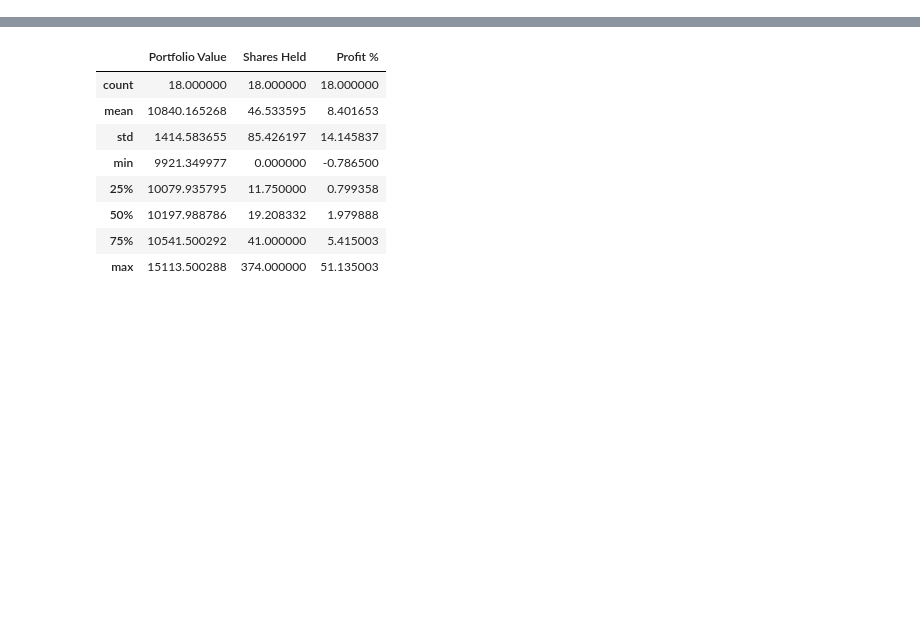
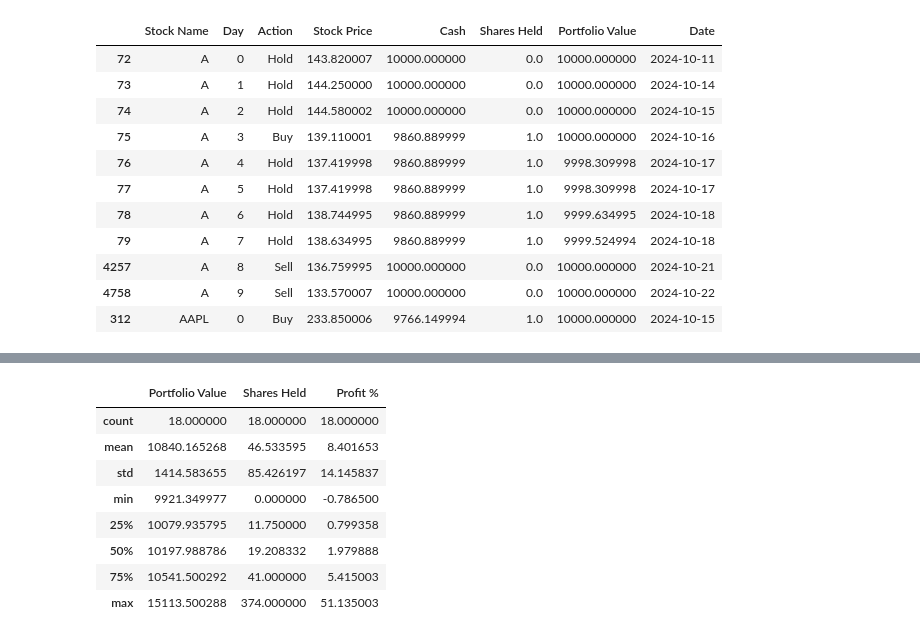
Before and after one commit to uniquedapoet/StockTradingModel, a Jupyter notebook: model_decision_EDA.ipynb, the cells around one changed output, grey strips where cells are left out. Drawn from its saved outputs; the diff is of its cells as text; code cells hidden in the pictures; blank space fills up the shorter version.

```diff
--- a/model_decision_EDA.ipynb
+++ b/model_decision_EDA.ipynb
@@ -35 +37,16 @@ general_model_decisions = pd.read_csv('simResults/general_model_decisions.csv').
+# %%
+LGBM_model_decisions.head(11)
+# %% [output]
+|  | Stock Name | Day | Action | Stock Price | Cash | Shares Held | Portfolio Value | Date |
+| 72 | A | 0 | Hold | 143.820007 | 10000.000000 | 0.0 | 10000.000000 | 2024-10-11 |
+| 73 | A | 1 | Hold | 144.250000 | 10000.000000 | 0.0 | 10000.000000 | 2024-10-14 |
+| 74 | A | 2 | Hold | 144.580002 | 10000.000000 | 0.0 | 10000.000000 | 2024-10-15 |
+| 75 | A | 3 | Buy | 139.110001 | 9860.889999 | 1.0 | 10000.000000 | 2024-10-16 |
+| 76 | A | 4 | Hold | 137.419998 | 9860.889999 | 1.0 | 9998.309998 | 2024-10-17 |
+| 77 | A | 5 | Hold | 137.419998 | 9860.889999 | 1.0 | 9998.309998 | 2024-10-17 |
+| 78 | A | 6 | Hold | 138.744995 | 9860.889999 | 1.0 | 9999.634995 | 2024-10-18 |
+| 79 | A | 7 | Hold | 138.634995 | 9860.889999 | 1.0 | 9999.524994 | 2024-10-18 |
+| 4257 | A | 8 | Sell | 136.759995 | 10000.000000 | 0.0 | 10000.000000 | 2024-10-21 |
+| 4758 | A | 9 | Sell | 133.570007 | 10000.000000 | 0.0 | 10000.000000 | 2024-10-22 |
+| 312 | AAPL | 0 | Buy | 233.850006 | 9766.149994 | 1.0 | 10000.000000 | 2024-10-15 |
 # %%
```
Also changed, not shown: parts of 9 cells of this notebook, 7 other files.
